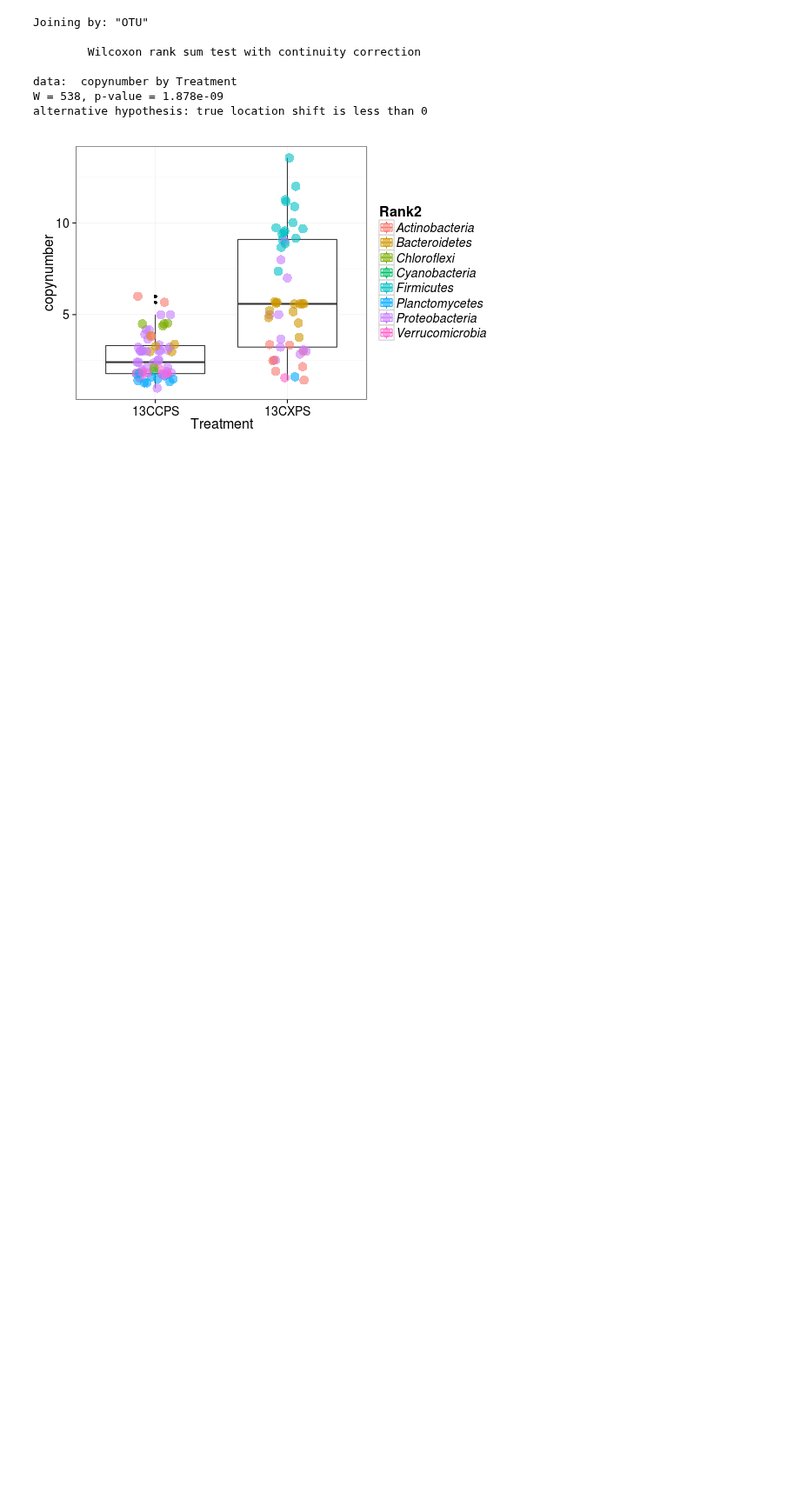
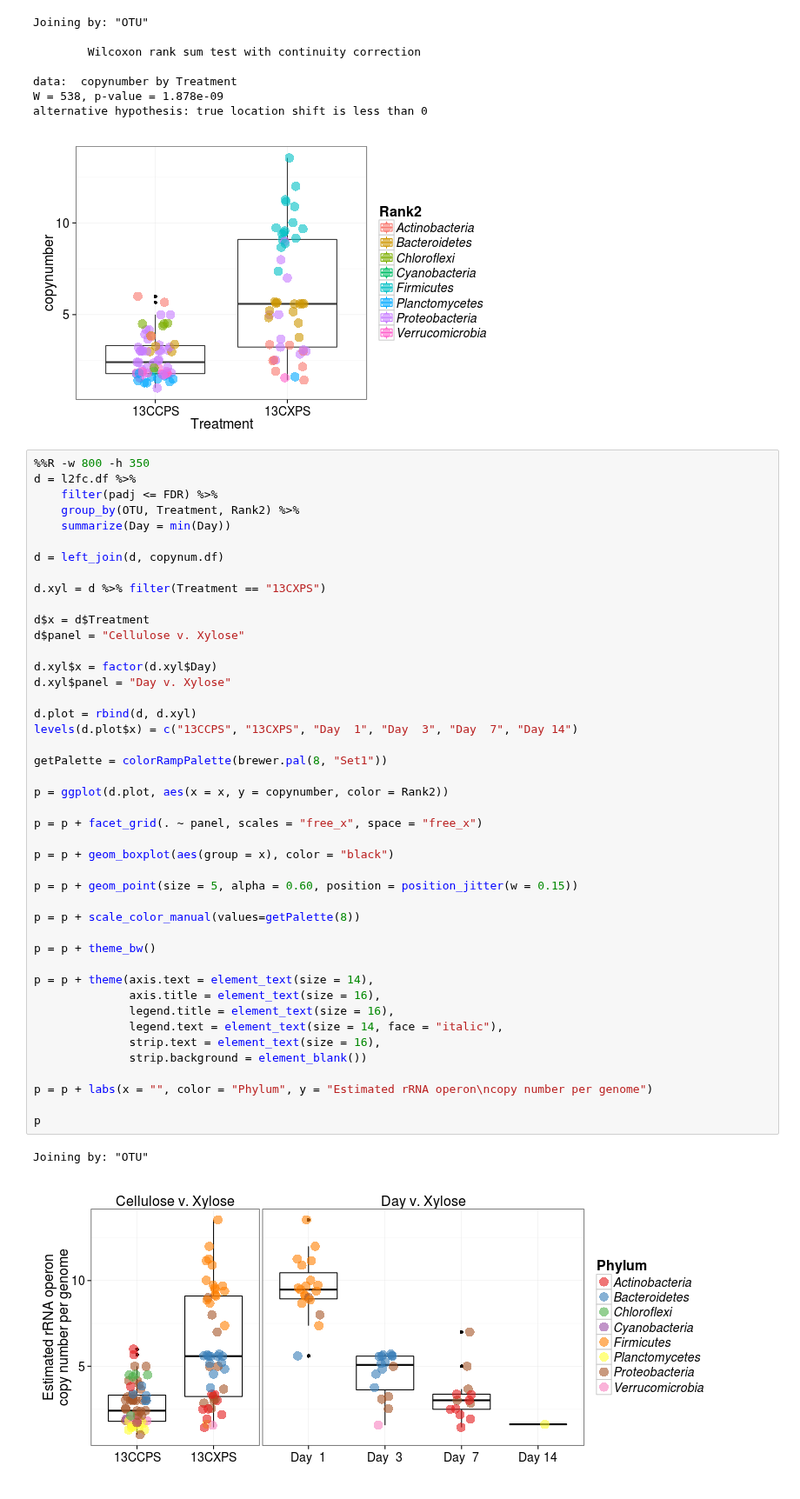
Before and after one commit to chuckpr/CSIP_succession_data_analysis, a Jupyter notebook: figures_and_stats/copy_number.ipynb, the cells around one changed output. Shown at 87% size. Saved outputs shown, nothing was run; the diff lists cells and outputs as text; blank space fills up the shorter version.

```diff
--- a/figures_and_stats/copy_number.ipynb
+++ b/figures_and_stats/copy_number.ipynb
@@ -264,3 +271,50 @@ data:  copynumber by Treatment
 W = 538, p-value = 1.878e-09
 alternative hypothesis: true location shift is less than 0
 [figure]
+# %%
+%%R -w 800 -h 350
+d = l2fc.df %>%
+    filter(padj <= FDR) %>%
+    group_by(OTU, Treatment, Rank2) %>%
+    summarize(Day = min(Day))
+
+d = left_join(d, copynum.df)
+
+d.xyl = d %>% filter(Treatment == "13CXPS")
+
+d$x = d$Treatment
+d$panel = "Cellulose v. Xylose"
+
+d.xyl$x = factor(d.xyl$Day)
+d.xyl$panel = "Day v. Xylose"
+
+d.plot = rbind(d, d.xyl)
+levels(d.plot$x) = c("13CCPS", "13CXPS", "Day  1", "Day  3", "Day  7", "Day 14")
+
+getPalette = colorRampPalette(brewer.pal(8, "Set1"))
+
+p = ggplot(d.plot, aes(x = x, y = copynumber, color = Rank2))
+
+p = p + facet_grid(. ~ panel, scales = "free_x", space = "free_x")
+
+p = p + geom_boxplot(aes(group = x), color = "black")
+
+p = p + geom_point(size = 5, alpha = 0.60, position = position_jitter(w = 0.15))
+
+p = p + scale_color_manual(values=getPalette(8))
+
+p = p + theme_bw()
+
+p = p + theme(axis.text = element_text(size = 14),
+              axis.title = element_text(size = 16),
+              legend.title = element_text(size = 16),
+              legend.text = element_text(size = 14, face = "italic"),
+              strip.text = element_text(size = 16),
+              strip.background = element_blank())
+
+p = p + labs(x = "", color = "Phylum", y = "Estimated rRNA operon\ncopy number per genome")
+
+p
+# %% [output]
+Joining by: "OTU"
+[figure, added]
```
Also changed, not shown: parts of 5 cells of this notebook, 1 other file.
